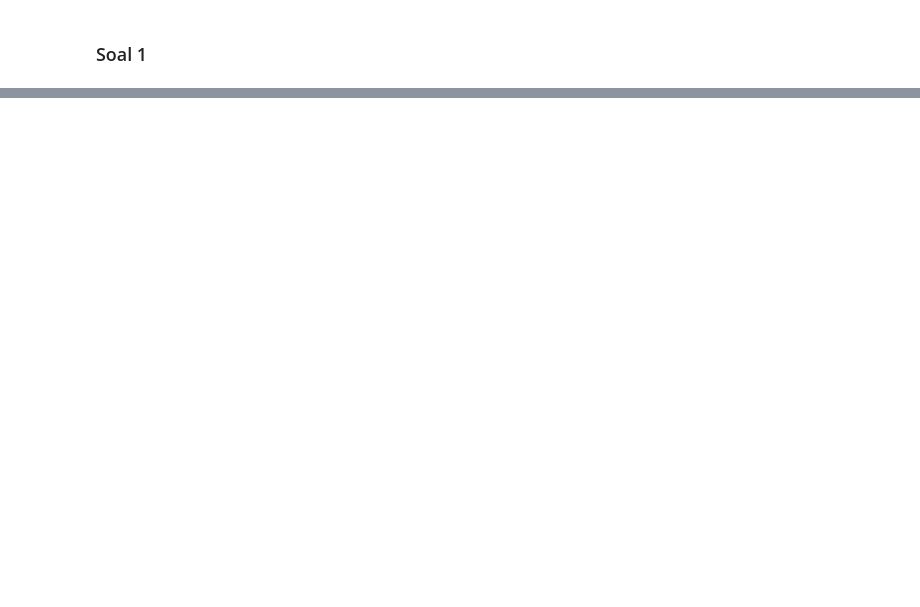
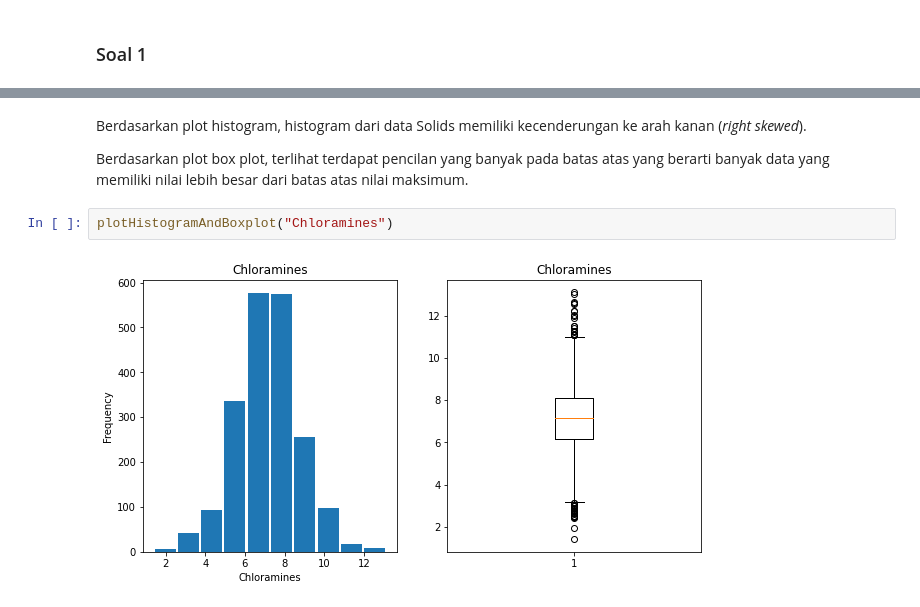
Before and after one commit to msyahrulsp/water-potability, a Jupyter notebook: K2-T1-IF2220-13520113.ipynb, the cells around one changed output, grey strips where cells are left out. Drawn from its saved outputs; the diff is of its cells as text; blank space fills up the shorter version.

```diff
--- a/K2-T1-IF2220-13520113.ipynb
+++ b/K2-T1-IF2220-13520113.ipynb
@@ -176,0 +232,8 @@ plt.show()
+# %% [markdown]
+Berdasarkan plot histogram, histogram dari data Solids memiliki kecenderungan ke arah kanan (*right skewed*).
+
+Berdasarkan plot box plot, terlihat terdapat pencilan yang banyak pada batas atas yang berarti banyak data yang memiliki nilai lebih besar dari batas atas nilai maksimum.
+# %%
+plotHistogramAndBoxplot("Chloramines")
+# %% [output]
+[figure, added]
```
Also changed, not shown: parts of 160 cells of this notebook.
